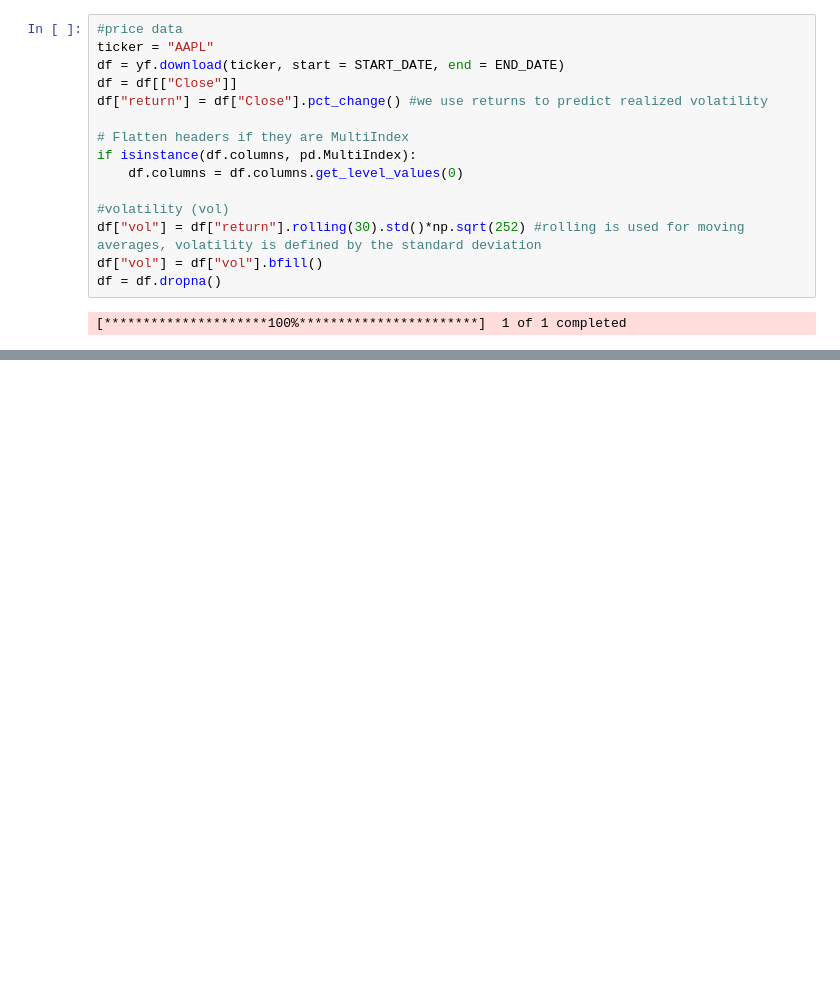
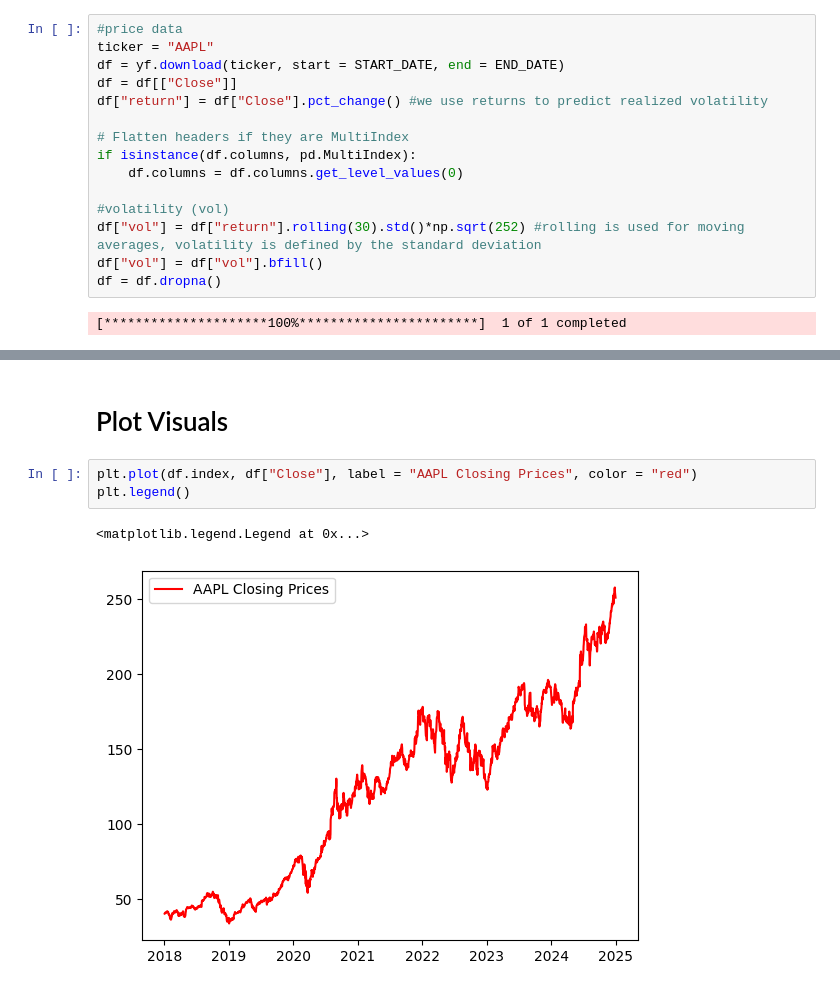
Before and after one commit to avahsueh1/options-backtesting, a Jupyter notebook: notebooks/csp_backtest_aapl.ipynb, the cells around one changed output, grey strips where cells are left out. Saved outputs shown, nothing was run; the diff lists cells and outputs as text; blank space fills up the shorter version.

```diff
--- a/notebooks/csp_backtest_aapl.ipynb
+++ b/notebooks/csp_backtest_aapl.ipynb
@@ -127,0 +393,8 @@ plt.show()
+# %% [markdown]
+# Plot Visuals
+# %%
+plt.plot(df.index, df["Close"], label = "AAPL Closing Prices", color = "red")
+plt.legend()
+# %% [output]
+<matplotlib.legend.Legend at 0x...>
+[figure, added]
```
Also changed, not shown: parts of 11 cells of this notebook, 2 other files.
